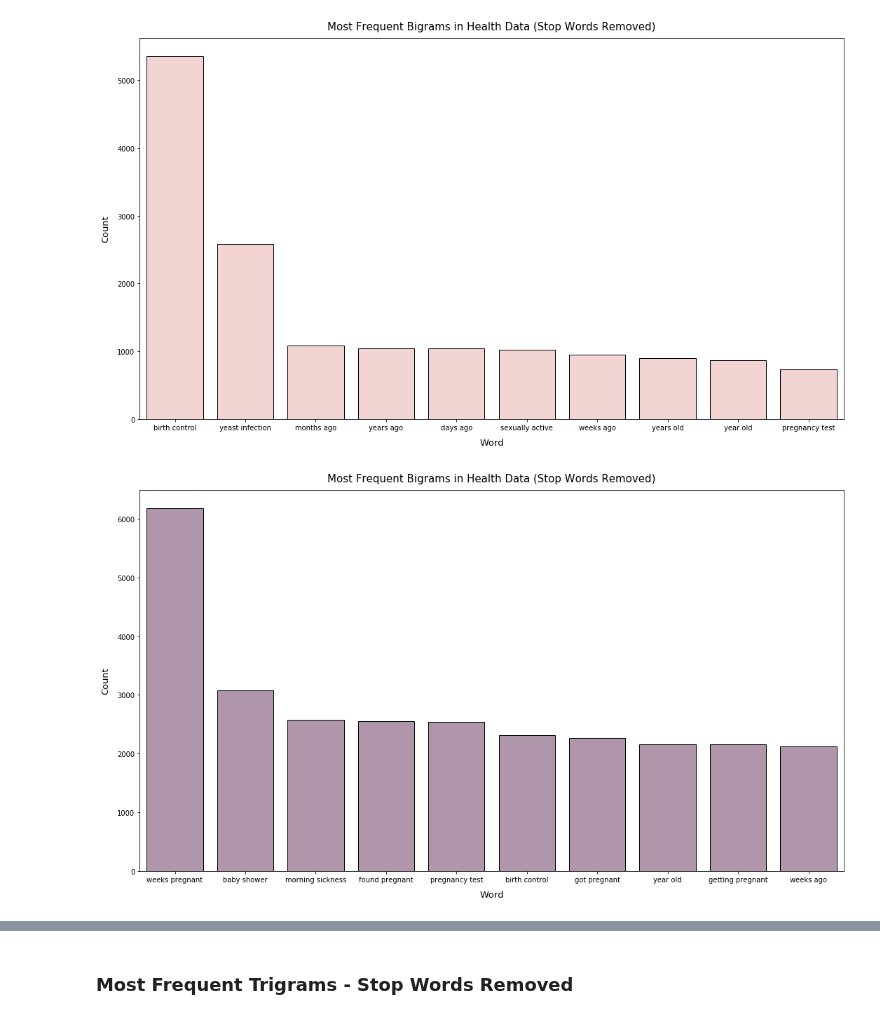
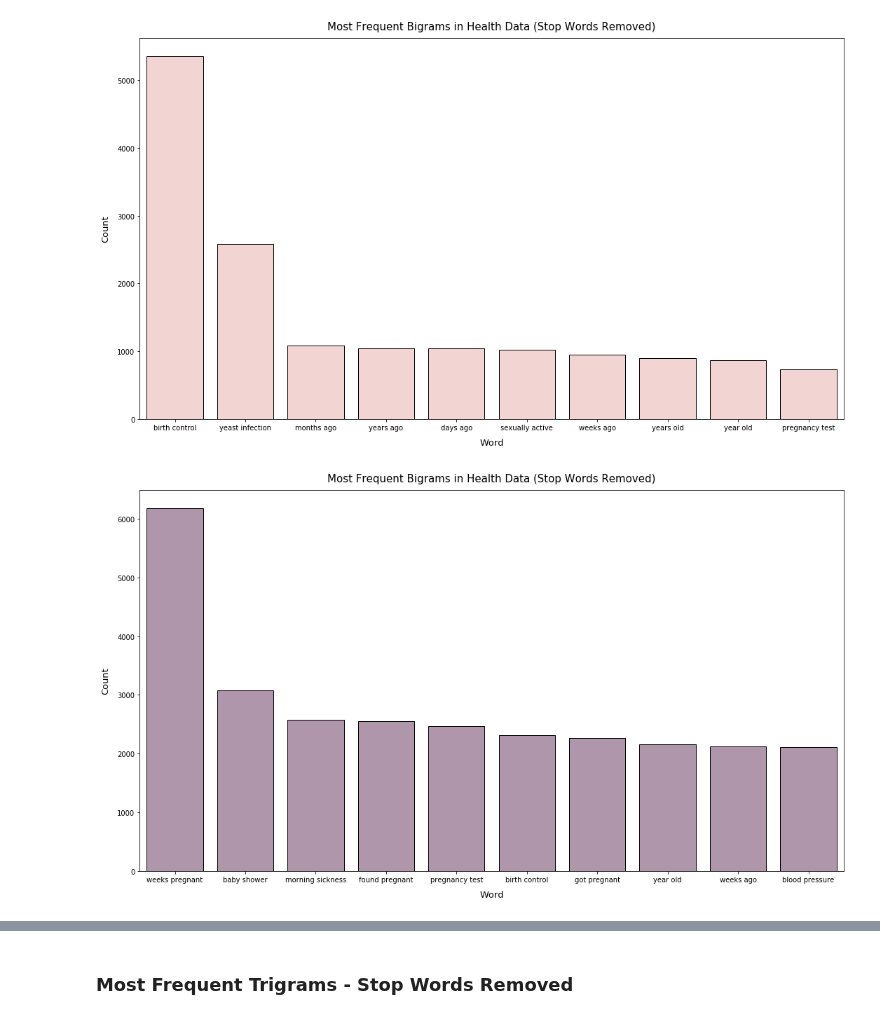
Before and after one commit to jlu90/Identifying-Womens-Health-Concerns, a Jupyter notebook: code/04_EDA.ipynb, the cells around one changed output, grey strips where cells are left out. Drawn from its saved outputs; the diff is of its cells as text; code cells hidden in the pictures.

```diff
--- a/code/04_EDA.ipynb
+++ b/code/04_EDA.ipynb
@@ -141,4 +63,0 @@ Approximately 1.6% of posts in the postpartum data frame are null or missing. Ag
-# %%
-health.dropna(inplace = True)
-obsgyn.dropna(inplace = True)
-pospar.dropna(inplace = True)
@@ -283,4 +66,4 @@ remove_string(pospar, 'total_text', 'TL;DR')
 # %%
-health.reset_index(inplace = True)
-obsgyn.reset_index(inplace = True)
-pospar.reset_index(inplace = True)
+health = health.reset_index(drop = True)
+obsgyn = obsgyn.reset_index(drop = True)
+pospar = pospar.reset_index(drop = True)
@@ -386,2 +113,0 @@ check_for_duplicates(obsgyn, 'total_text')
-# %%
-obsgyn['total_text'].drop_duplicates(inplace = True)
@@ -428,0 +124,5 @@ get_word_count(pospar, 'total_text')
+# %%
+stop_words_spacy = set(nlp.Defaults.stop_words)
+stop_words_nltk = set(stopwords.words('english'))
+
+full_stop_words = stop_words_spacy.union(stop_words_nltk)
@@ -596,11 +289,11 @@ plot_top_words(swr_health_bigrams_counts,
 # %% [output]
 [figure]
 # %%
-plot_top_words(swr_obsgyn_word_bigrams,
+plot_top_words(swr_obsgyn_bigrams_counts,
                title = 'Most Frequent Bigrams in Health Data (Stop Words Removed)',
                color = dark_purple)
 # %% [output]
-[figure, old version]
+[figure, new version]
 # %%
 plot_top_words(swr_pospar_bigrams_counts,
                title = 'Most Frequent Bigrams in Postpartum Data (Stop Words Removed)',
```
Also changed, not shown: parts of 124 cells of this notebook.
